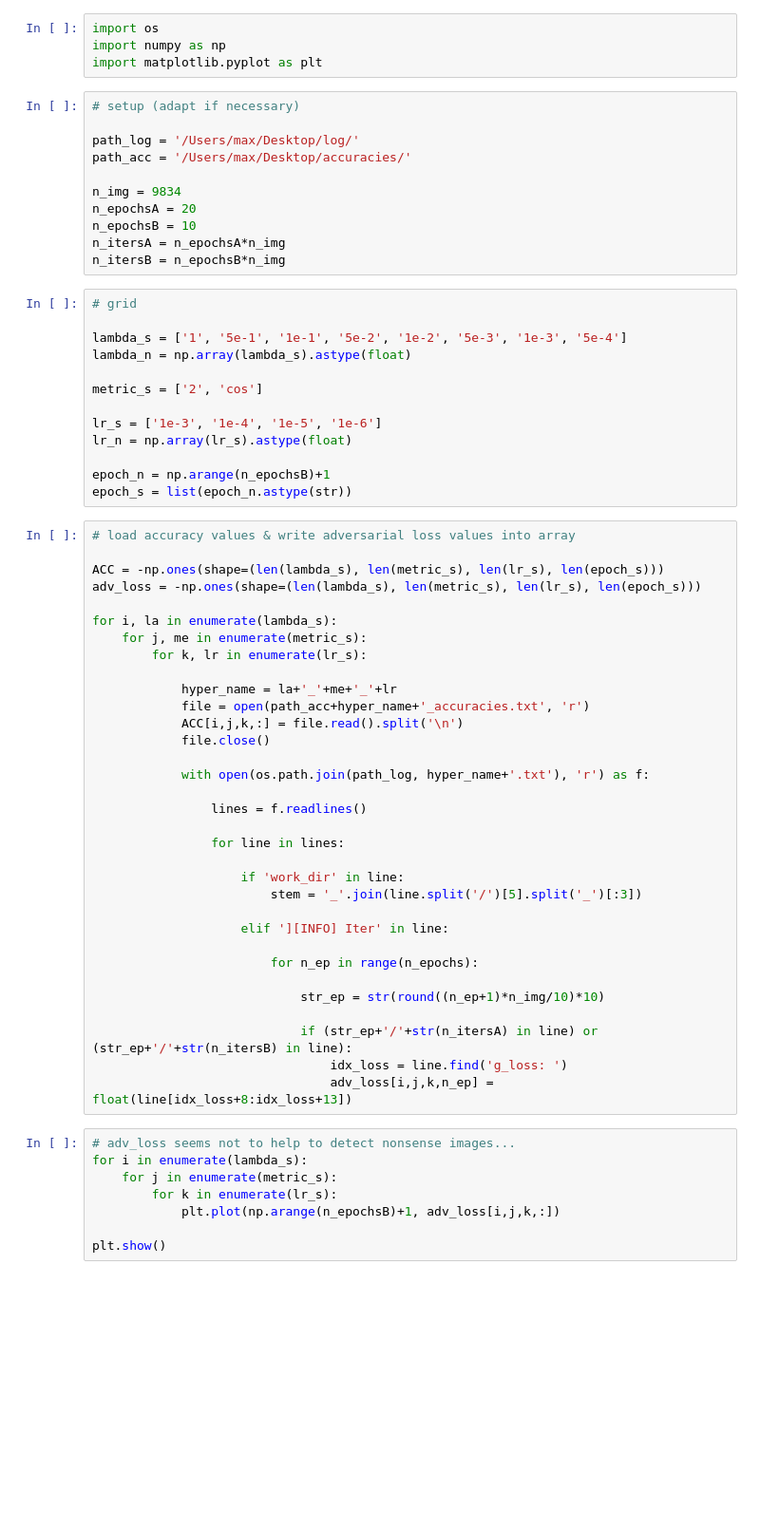
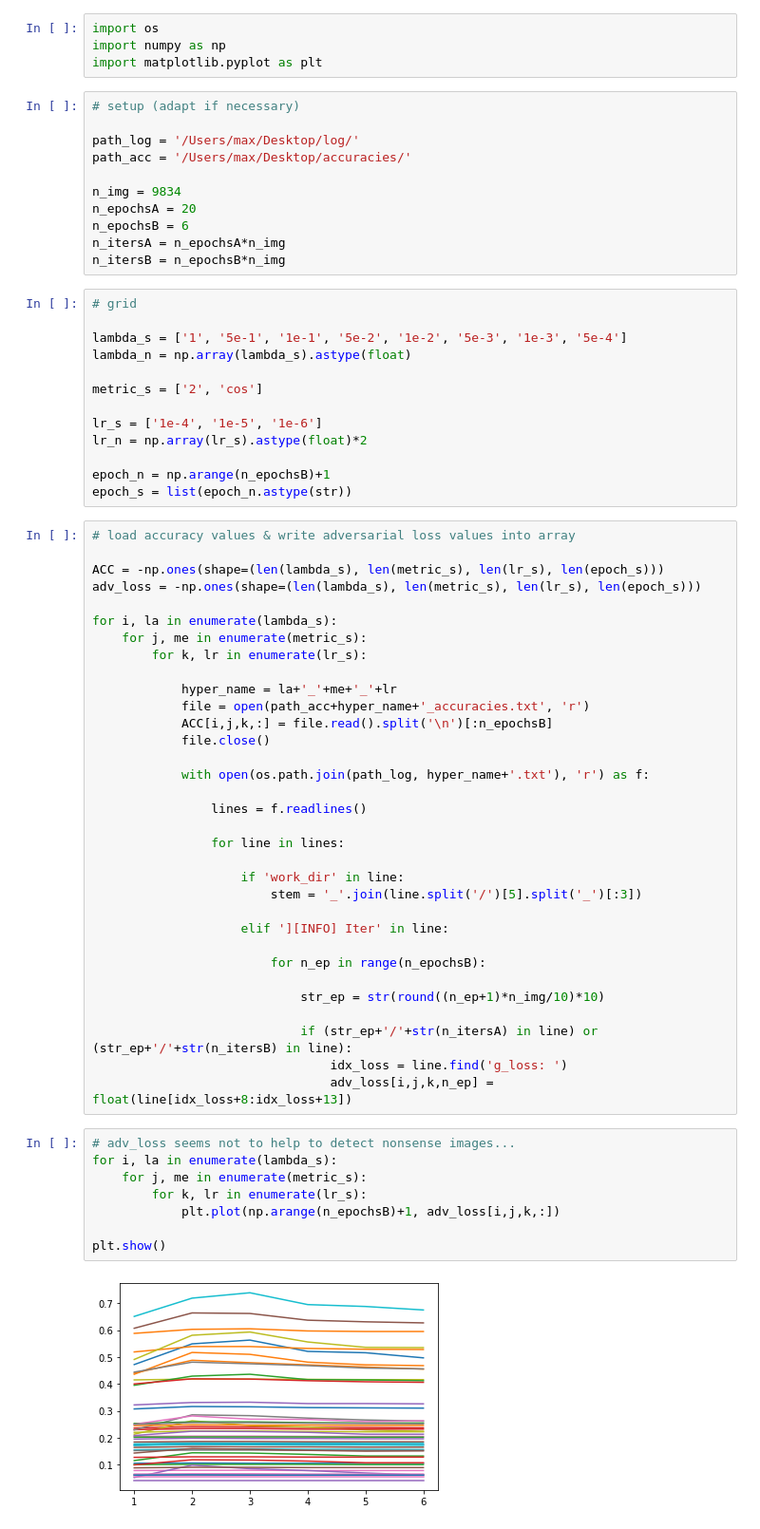
Before and after one commit to jholzem/artifact_regularization_for_gans, a Jupyter notebook: genforce/hyper_analysis.ipynb, the cells around one changed output. Shown: that part at 95% size. Cells and saved outputs as stored; diff of their text form; blank space fills up the shorter version.

```diff
--- a/genforce/hyper_analysis.ipynb
+++ b/genforce/hyper_analysis.ipynb
@@ -16,7 +16,7 @@ path_acc = '/Users/max/Desktop/accuracies/'
 
 n_img = 9834
 n_epochsA = 20
-n_epochsB = 10
+n_epochsB = 6
 n_itersA = n_epochsA*n_img
 n_itersB = n_epochsB*n_img
 # %%
@@ -27,8 +27,8 @@ lambda_n = np.array(lambda_s).astype(float)
 
 metric_s = ['2', 'cos']
 
-lr_s = ['1e-3', '1e-4', '1e-5', '1e-6']
-lr_n = np.array(lr_s).astype(float)
+lr_s = ['1e-4', '1e-5', '1e-6']
+lr_n = np.array(lr_s).astype(float)*2
 
 epoch_n = np.arange(n_epochsB)+1
 epoch_s = list(epoch_n.astype(str))
@@ -44,7 +44,7 @@ for i, la in enumerate(lambda_s):
 
             hyper_name = la+'_'+me+'_'+lr
             file = open(path_acc+hyper_name+'_accuracies.txt', 'r')
-            ACC[i,j,k,:] = file.read().split('\n')
+            ACC[i,j,k,:] = file.read().split('\n')[:n_epochsB]
             file.close()
 
             with open(os.path.join(path_log, hyper_name+'.txt'), 'r') as f:
@@ -58,7 +58,7 @@ for i, la in enumerate(lambda_s):
 
                     elif '][INFO] Iter' in line:
 
-                        for n_ep in range(n_epochs):
+                        for n_ep in range(n_epochsB):
 
                             str_ep = str(round((n_ep+1)*n_img/10)*10)
 
@@ -67,9 +67,11 @@ for i, la in enumerate(lambda_s):
                                 adv_loss[i,j,k,n_ep] = float(line[idx_loss+8:idx_loss+13])
 # %%
 # adv_loss seems not to help to detect nonsense images...
-for i in enumerate(lambda_s):
-    for j in enumerate(metric_s):
-        for k in enumerate(lr_s):
+for i, la in enumerate(lambda_s):
+    for j, me in enumerate(metric_s):
+        for k, lr in enumerate(lr_s):
             plt.plot(np.arange(n_epochsB)+1, adv_loss[i,j,k,:])
 
 plt.show()
+# %% [output]
+[figure, added]
```
Also changed, not shown: parts of 5 cells of this notebook, 6 other files.
